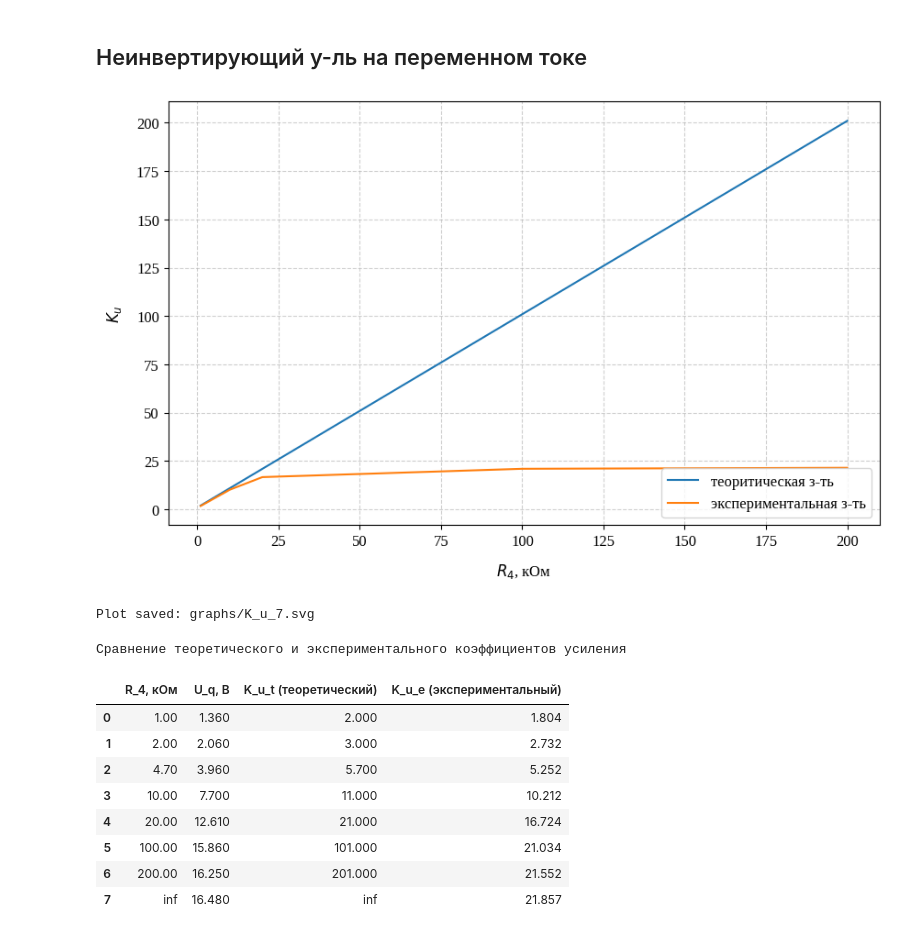
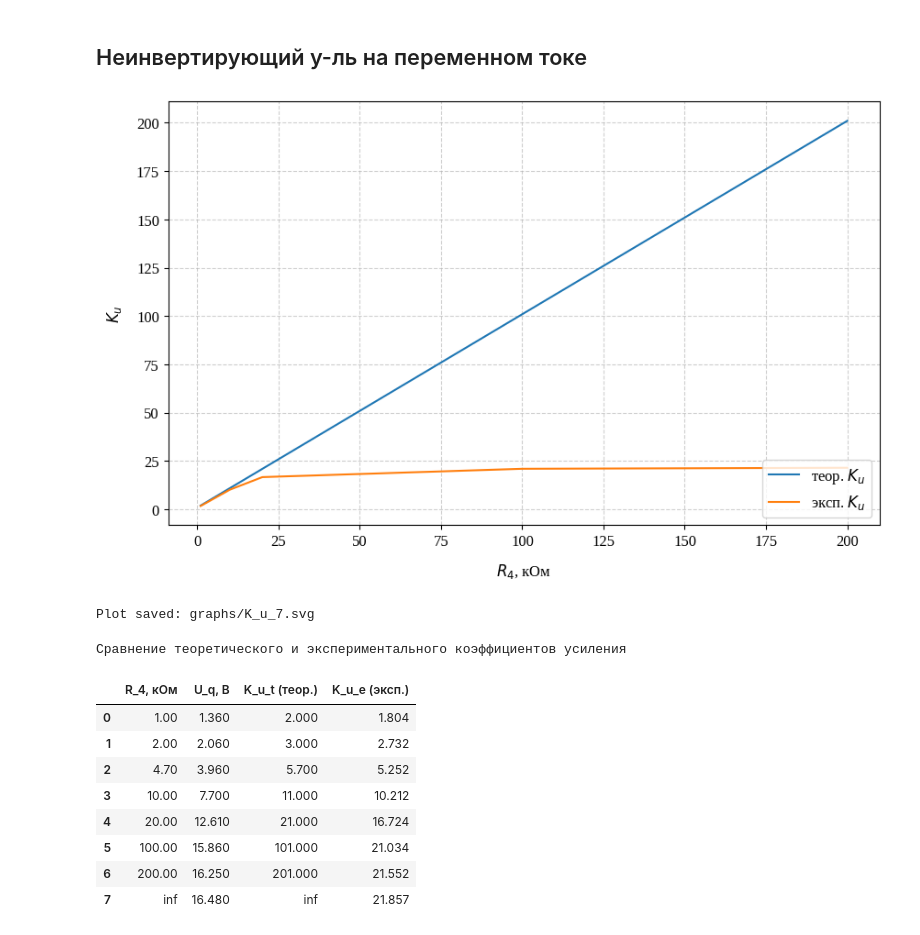
Before and after one commit to egoricsss/university_notebookas, a Jupyter notebook: notebooks/lab2_16_17/lab2_16_17.ipynb, the cells around one changed output. Cells and saved outputs as stored; diff of their text form; code cells hidden in the pictures.

```diff
--- a/notebooks/lab2_16_17/lab2_16_17.ipynb
+++ b/notebooks/lab2_16_17/lab2_16_17.ipynb
@@ -122,8 +123,8 @@ K_u_t = (R_2 + R_4) / R_2
 K_u_e = U_q / U_in
 
 plotter.create_figure(xlabel="$R_4$, кОм", ylabel="$K_u$")
-plotter.add_plot(R_4, K_u_t, label="теоритическая з-ть") # теоритическая кривая
-plotter.add_plot(R_4, K_u_e, label="экспериментальная з-ть")  # экспериментальная кривая
+plotter.add_plot(R_4, K_u_t, label="теор. $K_u$")  # теоритическая кривая
+plotter.add_plot(R_4, K_u_e, label="эксп. $K_u$")  # экспериментальная кривая
 plotter.save(
     filename="K_u_1.svg",
     legend_opts={"loc": "lower right"},
@@ -133,8 +134,8 @@ df = pd.DataFrame(
     {
         "R_4, кОм": R_4,
         "U_q, В": U_q,
-        "K_u_t (теоретический)": K_u_t,
-        "K_u_e (экспериментальный)": K_u_e,
+        "K_u_t (теор.)": K_u_t,
+        "K_u_e (эксп.)": K_u_e,
     }
 )
 
@@ -143,8 +144,8 @@ styled_df = (
         {
             "R_4, кОм": "{:.2f}",
             "U_q, В": "{:.3f}",
-            "K_u_t (теоретический)": "{:.3f}",
-            "K_u_e (экспериментальный)": "{:.3f}",
+            "K_u_t (теор.)": "{:.3f}",
+            "K_u_e (эксп.)": "{:.3f}",
         }
     )
     .set_caption("Сравнение теоретического и экспериментального коэффициентов усиления")
@@ -159,7 +160,7 @@ styled_df = (
         ]
     )
     .background_gradient(
-        cmap="Purples", subset=["K_u_e (экспериментальный)"]
+        cmap="Purples", subset=["K_u_e (эксп.)"]
     )
 )
 
@@ -294,8 +295,8 @@ K_u_t = - (R_4) / R_2
 K_u_e = U_q / U_in
 
 plotter.create_figure(xlabel="$R_4$, кОм", ylabel="$K_u$")
-plotter.add_plot(R_4, K_u_t, label="теоритическая з-ть") # теоритическая кривая
-plotter.add_plot(R_4, K_u_e, label="экспериментальная з-ть")  # экспериментальная кривая
+plotter.add_plot(R_4, K_u_t, label="теор. $K_u$")  # теоритическая кривая
+plotter.add_plot(R_4, K_u_e, label="эксп. $K_u$")  # экспериментальная кривая
 plotter.save(
     filename="K_u_4.svg",
     legend_opts={"loc": "lower right"},
@@ -305,8 +306,8 @@ df = pd.DataFrame(
     {
         "R_4, кОм": R_4,
         "U_q, В": U_q,
-        "K_u_t (теоретический)": K_u_t,
-        "K_u_e (экспериментальный)": K_u_e,
+        "K_u_t (теор.)": K_u_t,
+        "K_u_e (эксп.)": K_u_e,
     }
 )
 
@@ -315,8 +316,8 @@ styled_df = (
         {
             "R_4, кОм": "{:.2f}",
             "U_q, В": "{:.3f}",
-            "K_u_t (теоретический)": "{:.3f}",
-            "K_u_e (экспериментальный)": "{:.3f}",
+            "K_u_t (теор.)": "{:.3f}",
+            "K_u_e (эксп.)": "{:.3f}",
         }
     )
     .set_caption("Сравнение теоретического и экспериментального коэффициентов усиления")
@@ -331,7 +332,7 @@ styled_df = (
         ]
     )
     .background_gradient(
-        cmap="Purples", subset=["K_u_e (экспериментальный)"]
+        cmap="Purples", subset=["K_u_e (эксп.)"]
     )
 )
 
@@ -387,8 +423,8 @@ K_u_t = (R_2 + R_4) / R_2
 K_u_e = U_q / U_in
 
 plotter.create_figure(xlabel="$R_4$, кОм", ylabel="$K_u$")
-plotter.add_plot(R_4, K_u_t, label="теоритическая з-ть") # теоритическая кривая
-plotter.add_plot(R_4, K_u_e, label="экспериментальная з-ть")  # экспериментальная кривая
+plotter.add_plot(R_4, K_u_t, label="теор. $K_u$")  # теоритическая кривая
+plotter.add_plot(R_4, K_u_e, label="эксп. $K_u$")  # экспериментальная кривая  # экспериментальная кривая
 plotter.save(
     filename="K_u_7.svg",
     legend_opts={"loc": "lower right"},
@@ -398,42 +434,42 @@ df = pd.DataFrame(
     {
         "R_4, кОм": R_4,
         "U_q, В": U_q,
-        "K_u_t (теоретический)": K_u_t,
-        "K_u_e (экспериментальный)": K_u_e,
+        "K_u_t (теор.)": K_u_t,
+        "K_u_e (эксп.)": K_u_e,
     }
 )
 
 styled_df = (
     df.style.format(
         {
             "R_4, кОм": "{:.2f}",
             "U_q, В": "{:.3f}",
-            "K_u_t (теоретический)": "{:.3f}",
-            "K_u_e (экспериментальный)": "{:.3f}",
+            "K_u_t (теор.)": "{:.3f}",
+            "K_u_e (эксп.)": "{:.3f}",
         }
     )
     .set_caption("Сравнение теоретического и экспериментального коэффициентов усиления")
     .set_table_styles(
         [
             {
                 "selector": "caption",
                 "props": [("font-size", "16px"), ("font-weight", "bold")],
             },
             {"selector": "th", "props": [("text-align", "center")]},
             {"selector": "td", "props": [("text-align", "center")]},
         ]
     )
     .background_gradient(
-        cmap="Purples", subset=["K_u_e (экспериментальный)"]
+        cmap="Purples", subset=["K_u_e (эксп.)"]
     )
 )
 
 styled_df
 # %% [output]
-[figure, old version]
+[figure, new version]
 Plot saved: graphs/K_u_7.svg
 Сравнение теоретического и экспериментального коэффициентов усиления
-|  | R_4, кОм | U_q, В | K_u_t (теоретический) | K_u_e (экспериментальный) |
+|  | R_4, кОм | U_q, В | K_u_t (теор.) | K_u_e (эксп.) |
 | 0 | 1.00 | 1.360 | 2.000 | 1.804 |
 | 1 | 2.00 | 2.060 | 3.000 | 2.732 |
 | 2 | 4.70 | 3.960 | 5.700 | 5.252 |
```
Also changed, not shown: parts of 7 cells of this notebook, 14 other files.
